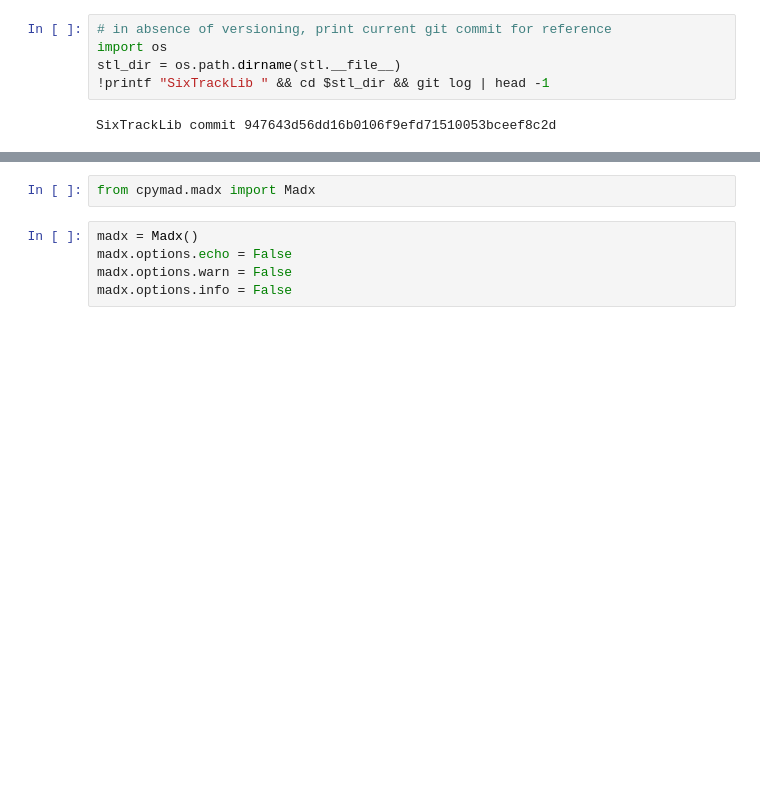
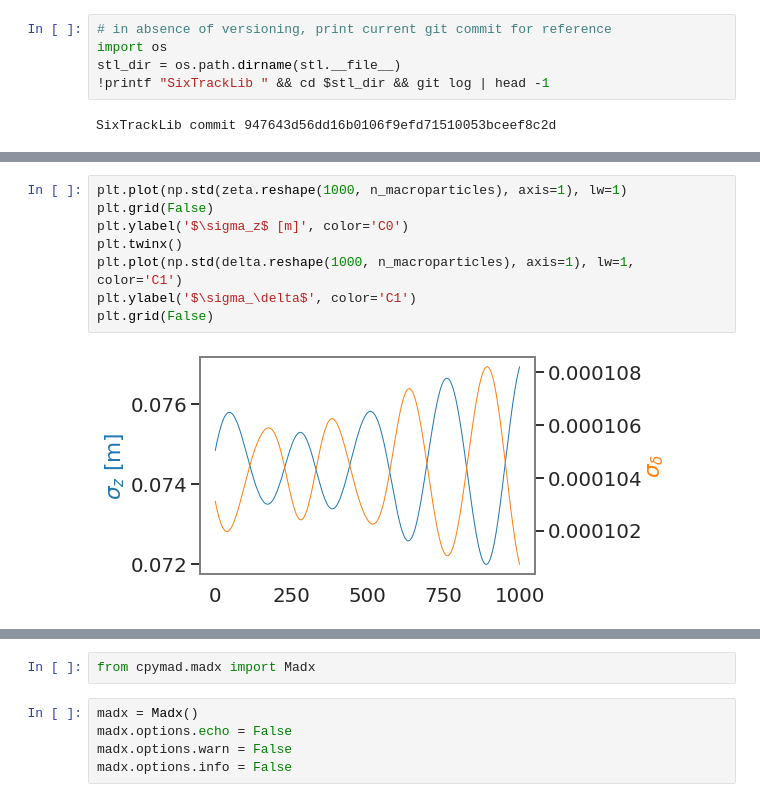
Before and after one commit to aoeftiger/pyhep2020, a Jupyter notebook: talk.ipynb, the cells around one changed output, grey strips where cells are left out. Saved outputs shown, nothing was run; the diff lists cells and outputs as text; blank space fills up the shorter version.

```diff
--- a/talk.ipynb
+++ b/talk.ipynb
@@ -340,0 +428,10 @@ if __name__ == '__main__':
+# %%
+plt.plot(np.std(zeta.reshape(1000, n_macroparticles), axis=1), lw=1)
+plt.grid(False)
+plt.ylabel('$\sigma_z$ [m]', color='C0')
+plt.twinx()
+plt.plot(np.std(delta.reshape(1000, n_macroparticles), axis=1), lw=1, color='C1')
+plt.ylabel('$\sigma_\delta$', color='C1')
+plt.grid(False)
+# %% [output]
+[figure, added]
```
Also changed, not shown: parts of 35 cells of this notebook.
